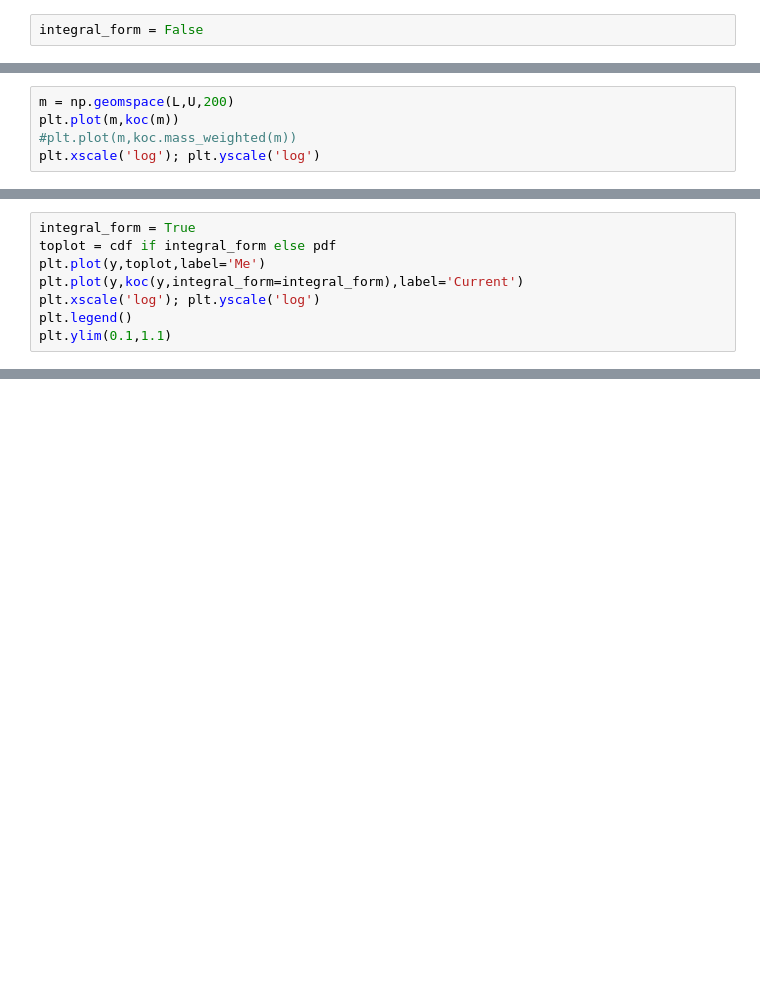
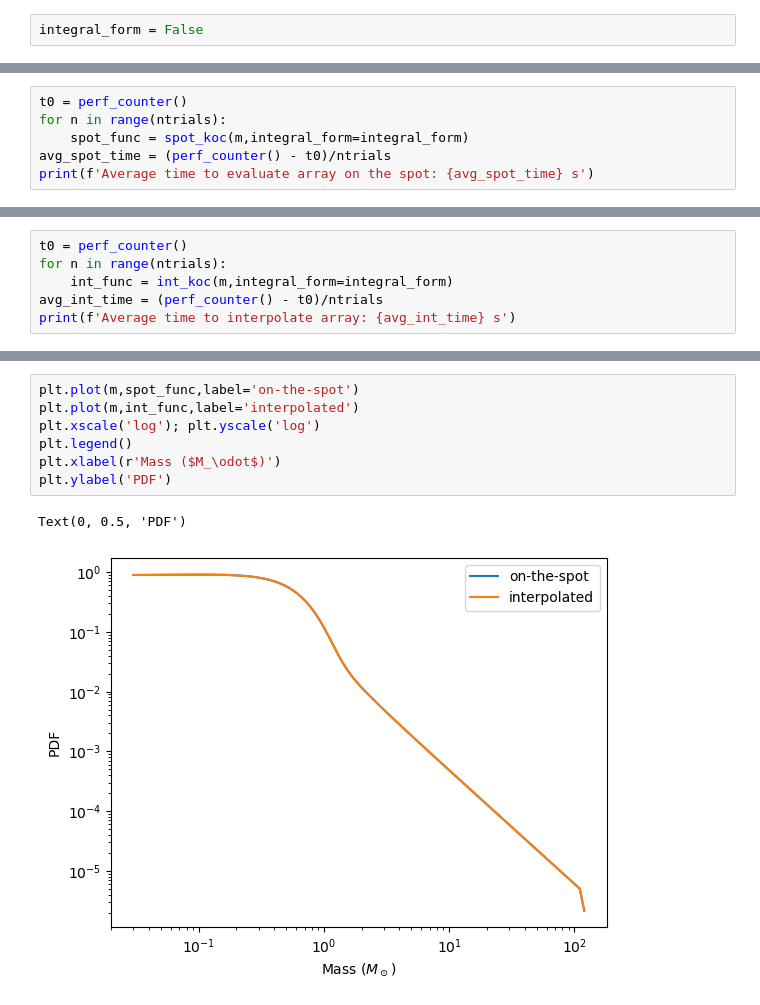
Before and after one commit to keflavich/imf, a Jupyter notebook: examples/koen.ipynb, the cells around one changed output, grey strips where cells are left out. Cells and saved outputs as stored; diff of their text form; blank space fills up the shorter version.

```diff
--- a/examples/koen.ipynb
+++ b/examples/koen.ipynb
@@ -209,5 +68,0 @@ array([8.98705248e-01, 8.99642821e-01, 9.00622218e-01, 9.01639640e-01,
-# %%
-m = np.geomspace(L,U,200)
-plt.plot(m,koc(m))
-#plt.plot(m,koc.mass_weighted(m))
-plt.xscale('log'); plt.yscale('log')
@@ -269,8 +68,0 @@ factor = 1/cdf[-1]
-# %%
-integral_form = True
-toplot = cdf if integral_form else pdf
-plt.plot(y,toplot,label='Me')
-plt.plot(y,koc(y,integral_form=integral_form),label='Current')
-plt.xscale('log'); plt.yscale('log')
-plt.legend()
-plt.ylim(0.1,1.1)
@@ -292,0 +69,6 @@ cdf[-8]
+# %%
+t0 = perf_counter()
+for n in range(ntrials):
+    spot_func = spot_koc(m,integral_form=integral_form)
+avg_spot_time = (perf_counter() - t0)/ntrials
+print(f'Average time to evaluate array on the spot: {avg_spot_time} s')
@@ -292,0 +77,6 @@ cdf[-8]
+# %%
+t0 = perf_counter()
+for n in range(ntrials):
+    int_func = int_koc(m,integral_form=integral_form)
+avg_int_time = (perf_counter() - t0)/ntrials
+print(f'Average time to interpolate array: {avg_int_time} s')
@@ -292,0 +91,10 @@ cdf[-8]
+# %%
+plt.plot(m,spot_func,label='on-the-spot')
+plt.plot(m,int_func,label='interpolated')
+plt.xscale('log'); plt.yscale('log')
+plt.legend()
+plt.xlabel(r'Mass ($M_\odot$)')
+plt.ylabel('PDF')
+# %% [output]
+Text(0, 0.5, 'PDF')
+[figure, added]
```
Also changed, not shown: parts of 34 cells of this notebook, 1 other file.
